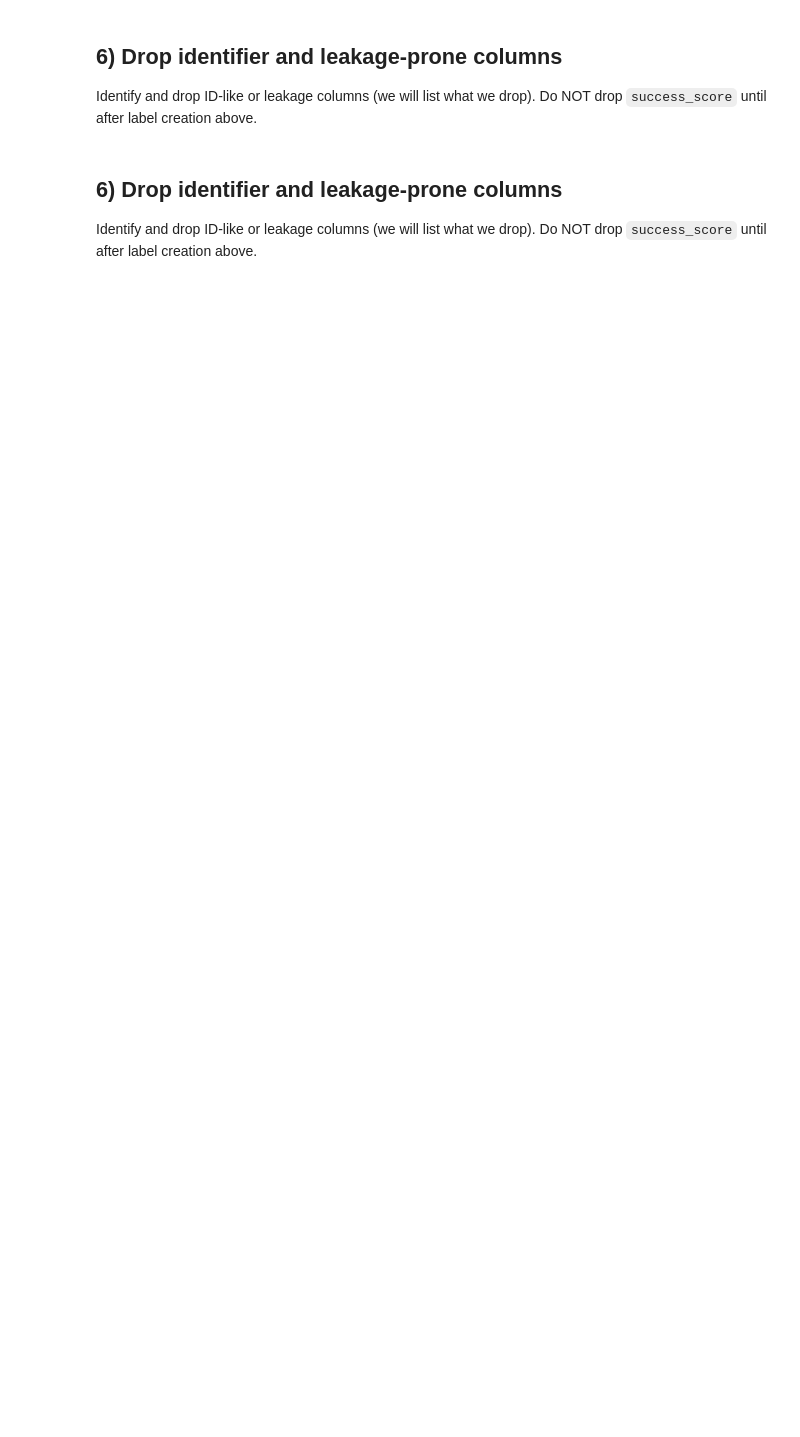
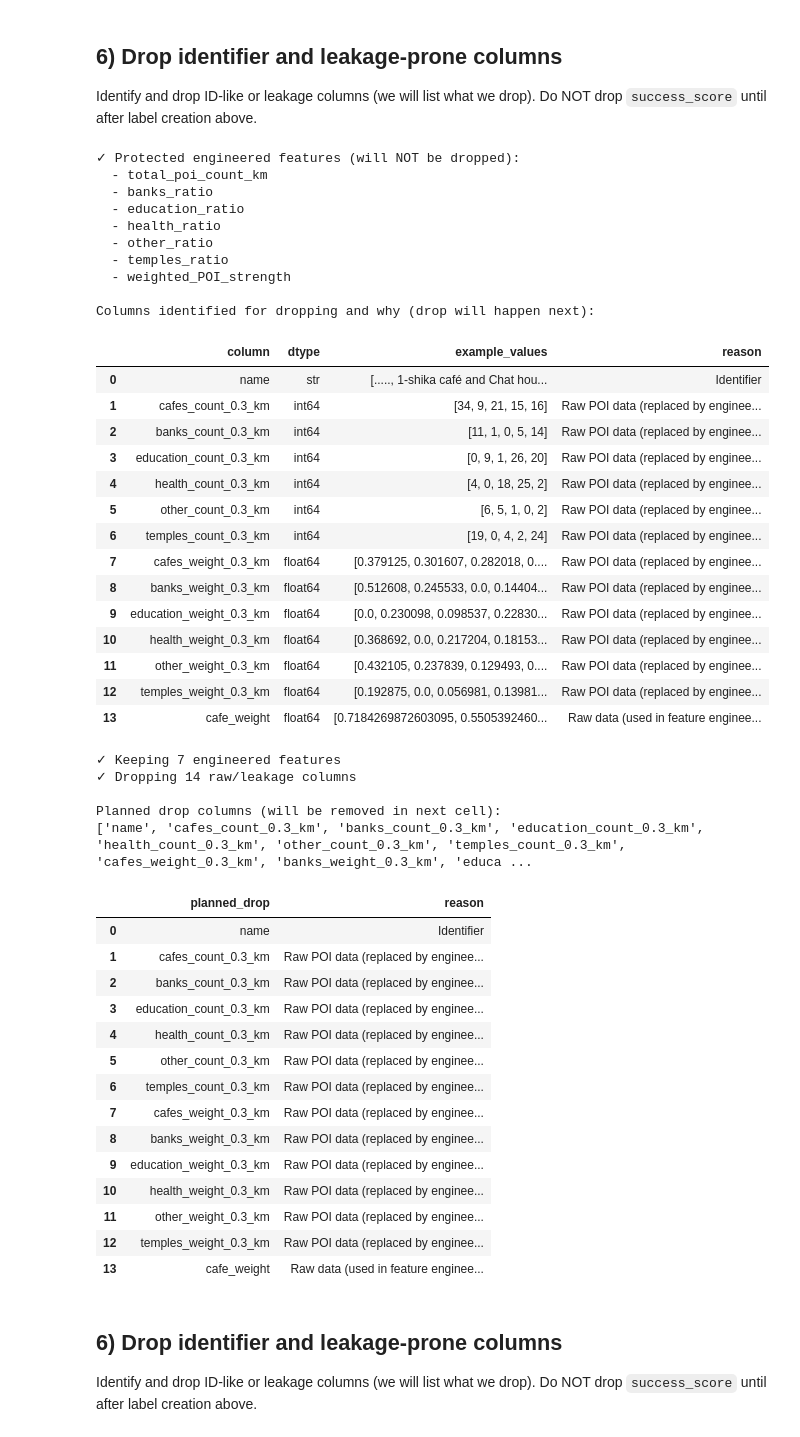
Before and after one commit to Subekshyeah/SiteX, a Jupyter notebook: backend/notebooks/train_xgb.ipynb, the cells around one changed output. Cells and saved outputs as stored; diff of their text form; code cells hidden in the pictures; blank space fills up the shorter version.

```diff
--- a/backend/notebooks/train_xgb.ipynb
+++ b/backend/notebooks/train_xgb.ipynb
@@ -280,14 +455,10 @@ Identify and drop ID-like or leakage columns (we will list what we drop). Do NOT
 # Identify and drop leakage/identifier columns, but KEEP our engineered features
 
 # Define our NEW engineered features that should NEVER be dropped
-ENGINEERED_FEATURES = [
-    'total_poi_count_1km',
-    'bank_ratio',
-    'education_ratio',
-    'temple_ratio',
-    'health_ratio',
-    'weighted_POI_strength'
-]
+try:
+    ENGINEERED_FEATURES = ENGINEERED_FEATURES
+except NameError:
+    ENGINEERED_FEATURES = []
 
 print('✓ Protected engineered features (will NOT be dropped):')
 for feat in ENGINEERED_FEATURES:
@@ -303,14 +474,12 @@ leak_keywords = ['success','raw_score','composite']
 leak_cols = [c for c in df_merged.columns if c != score_col and any(k in c.lower() for k in leak_keywords)]
 
 # Add raw POI columns (but NOT our engineered features)
-# Raw columns are the original count/weight columns, excluding our engineered features
 raw_poi_cols = []
-for c in df_merged.columns:
-    # Original raw data columns
-    if c.endswith('_count_1km') or c.endswith('_weight_1km') or c == 'cafe_weight':
-        # Don't drop if it's one of our engineered features
-        if c not in ENGINEERED_FEATURES:
-            raw_poi_cols.append(c)
+for c in POI_COUNT_COLS + POI_WEIGHT_COLS:
+    if c in df_merged.columns and c not in ENGINEERED_FEATURES:
+        raw_poi_cols.append(c)
+if CAFE_WEIGHT_COL in df_merged.columns and CAFE_WEIGHT_COL not in ENGINEERED_FEATURES:
+    raw_poi_cols.append(CAFE_WEIGHT_COL)
 
 # Always mark textual identifiers
 for c in ['title','name','place_id','placeid','id']:
@@ -331,39 +500,85 @@ for c in drop_candidates:
         parts.append('Identifier')
     if any(k in low for k in ['score','success','raw_score','target','composite']):
         parts.append('Target/score')
-    if c.endswith('_count_1km') or c.endswith('_weight_1km'):
+    if c in POI_COUNT_COLS or c in POI_WEIGHT_COLS:
         parts.append('Raw POI data (replaced by engineered features)')
-    if c == 'cafe_weight':
+    if c == CAFE_WEIGHT_COL:
         parts.append('Raw data (used in feature engineering)')
     if not parts:
         parts.append('Suspected leakage')
     reasons[c] = ', '.join(parts)
 
 # Create report
 import pandas as _pd
 _pd.set_option('display.max_colwidth', None)
 report_rows = []
 for c in drop_candidates:
     sample_vals = df_merged[c].dropna().unique()[:5].tolist() if c in df_merged.columns else []
     report_rows.append({'column': c, 'dtype': str(df_merged[c].dtype) if c in df_merged.columns else 'NA', 'example_values': sample_vals, 'reason': reasons[c]})
 drop_report = _pd.DataFrame(report_rows)
 
 print('Columns identified for dropping and why (drop will happen next):')
 display(drop_report)
 
 # Compute final drop list (excluding score and label)
 drop_list = [c for c in drop_candidates if c not in [score_col, 'success_label']]
 
 print(f'\n✓ Keeping {len(ENGINEERED_FEATURES)} engineered features')
 print(f'✓ Dropping {len(drop_list)} raw/leakage columns')
 print('\nPlanned drop columns (will be removed in next cell):')
 print(drop_list[:50])
 
 # Keep reference for later use
 dropped_columns = drop_list
 
 # Display planned drops with reasons
 display(_pd.DataFrame({'planned_drop': dropped_columns, 'reason': [reasons.get(c, '') for c in dropped_columns]}))
+# %% [output]
+✓ Protected engineered features (will NOT be dropped):
+  - total_poi_count_km
+  - banks_ratio
+  - education_ratio
+  - health_ratio
+  - other_ratio
+  - temples_ratio
+  - weighted_POI_strength
+
+Columns identified for dropping and why (drop will happen next):
+|  | column | dtype | example_values | reason |
+| 0 | name | str | [....., 1-shika café and Chat hou... | Identifier |
+| 1 | cafes_count_0.3_km | int64 | [34, 9, 21, 15, 16] | Raw POI data (replaced by enginee... |
+| 2 | banks_count_0.3_km | int64 | [11, 1, 0, 5, 14] | Raw POI data (replaced by enginee... |
+| 3 | education_count_0.3_km | int64 | [0, 9, 1, 26, 20] | Raw POI data (replaced by enginee... |
+| 4 | health_count_0.3_km | int64 | [4, 0, 18, 25, 2] | Raw POI data (replaced by enginee... |
+| 5 | other_count_0.3_km | int64 | [6, 5, 1, 0, 2] | Raw POI data (replaced by enginee... |
+| 6 | temples_count_0.3_km | int64 | [19, 0, 4, 2, 24] | Raw POI data (replaced by enginee... |
+| 7 | cafes_weight_0.3_km | float64 | [0.379125, 0.301607, 0.282018, 0.... | Raw POI data (replaced by enginee... |
+| 8 | banks_weight_0.3_km | float64 | [0.512608, 0.245533, 0.0, 0.14404... | Raw POI data (replaced by enginee... |
+| 9 | education_weight_0.3_km | float64 | [0.0, 0.230098, 0.098537, 0.22830... | Raw POI data (replaced by enginee... |
+| 10 | health_weight_0.3_km | float64 | [0.368692, 0.0, 0.217204, 0.18153... | Raw POI data (replaced by enginee... |
+| 11 | other_weight_0.3_km | float64 | [0.432105, 0.237839, 0.129493, 0.... | Raw POI data (replaced by enginee... |
+| 12 | temples_weight_0.3_km | float64 | [0.192875, 0.0, 0.056981, 0.13981... | Raw POI data (replaced by enginee... |
+| 13 | cafe_weight | float64 | [0.7184269872603095, 0.5505392460... | Raw data (used in feature enginee... |
+✓ Keeping 7 engineered features
+✓ Dropping 14 raw/leakage columns
+
+Planned drop columns (will be removed in next cell):
+['name', 'cafes_count_0.3_km', 'banks_count_0.3_km', 'education_count_0.3_km', 'health_count_0.3_km', 'other_count_0.3_km', 'temples_count_0.3_km', 'cafes_weight_0.3_km', 'banks_weight_0.3_km', 'educa ...
+|  | planned_drop | reason |
+| 0 | name | Identifier |
+| 1 | cafes_count_0.3_km | Raw POI data (replaced by enginee... |
+| 2 | banks_count_0.3_km | Raw POI data (replaced by enginee... |
+| 3 | education_count_0.3_km | Raw POI data (replaced by enginee... |
+| 4 | health_count_0.3_km | Raw POI data (replaced by enginee... |
+| 5 | other_count_0.3_km | Raw POI data (replaced by enginee... |
+| 6 | temples_count_0.3_km | Raw POI data (replaced by enginee... |
+| 7 | cafes_weight_0.3_km | Raw POI data (replaced by enginee... |
+| 8 | banks_weight_0.3_km | Raw POI data (replaced by enginee... |
+| 9 | education_weight_0.3_km | Raw POI data (replaced by enginee... |
+| 10 | health_weight_0.3_km | Raw POI data (replaced by enginee... |
+| 11 | other_weight_0.3_km | Raw POI data (replaced by enginee... |
+| 12 | temples_weight_0.3_km | Raw POI data (replaced by enginee... |
+| 13 | cafe_weight | Raw data (used in feature enginee... |
 # %% [markdown]
 ## 6) Drop identifier and leakage-prone columns
 Identify and drop ID-like or leakage columns (we will list what we drop). Do NOT drop `success_score` until after label creation above.
```
Also changed, not shown: parts of 20 cells of this notebook, 3 other files.
